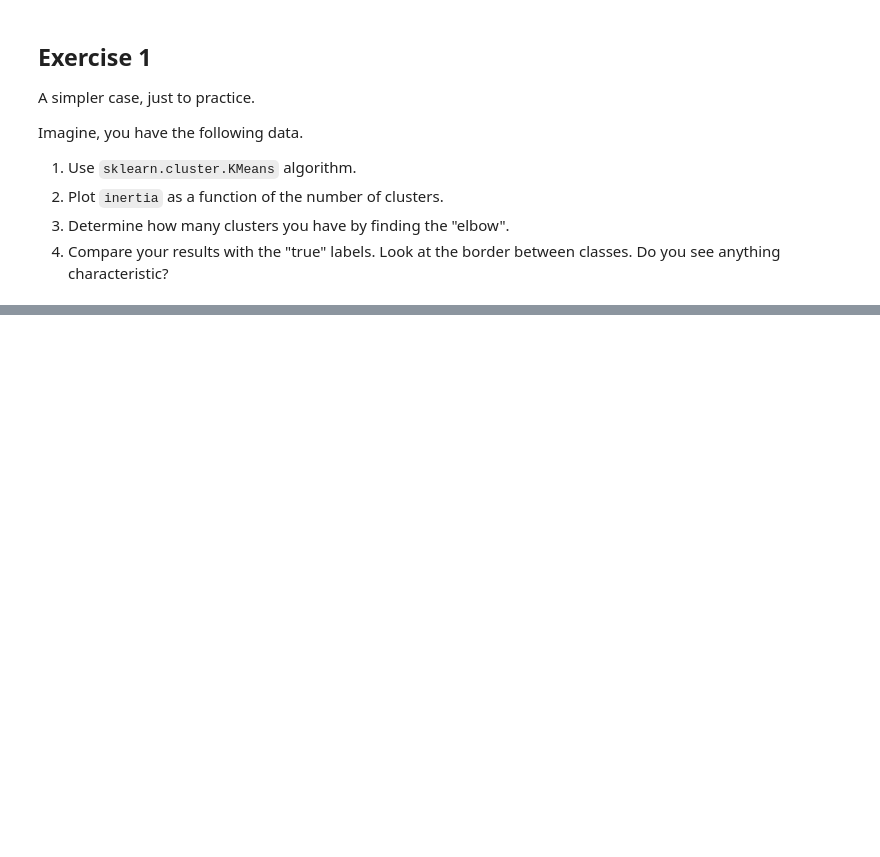
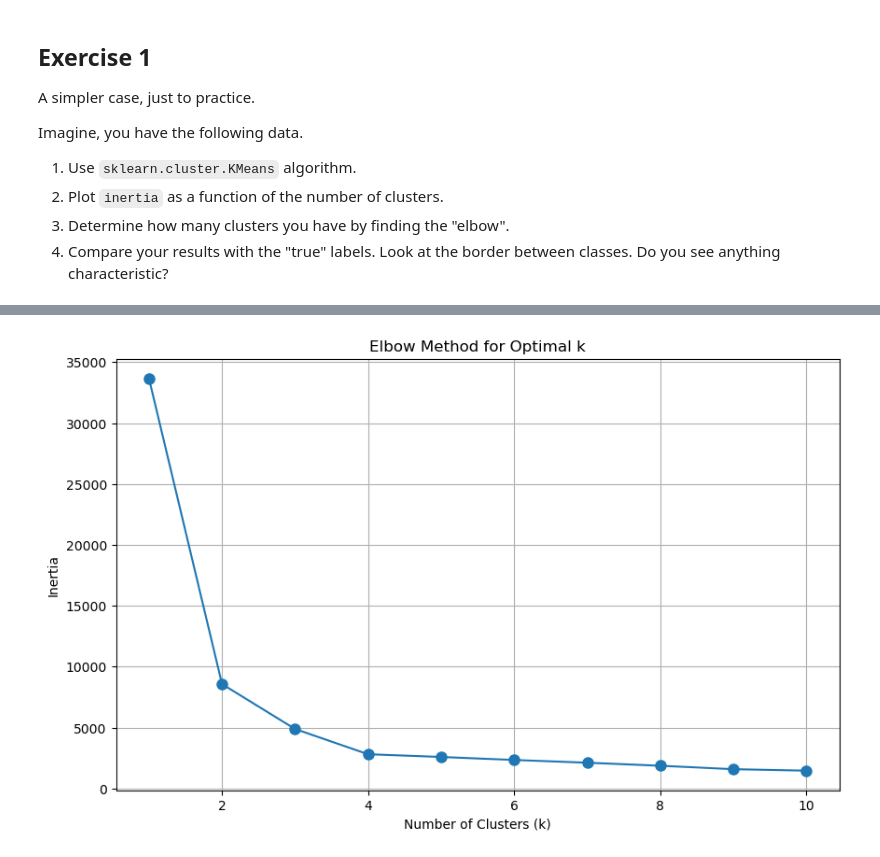
Before and after one commit to logger421/ExplainableAI, a Jupyter notebook: XG325_lecture03/XG325_lecture03_exercise1.ipynb, the cells around one changed output, grey strips where cells are left out. Drawn from its saved outputs; the diff is of its cells as text; code cells hidden in the pictures; blank space fills up the shorter version.

```diff
--- a/XG325_lecture03/XG325_lecture03_exercise1.ipynb
+++ b/XG325_lecture03/XG325_lecture03_exercise1.ipynb
@@ -123,0 +133,17 @@ plt.grid(); plt.show()
+# %%
+inertia = []
+k_range = range(1, 11)
+
+for k in k_range:
+    kmeans = sklearn.cluster.KMeans(n_clusters=k, random_state=0, n_init="auto").fit(data)
+    inertia.append(kmeans.inertia_)
+
+plt.figure(figsize=(10, 6))
+plt.plot(k_range, inertia, 'o-', markersize=8)
+plt.xlabel('Number of Clusters (k)')
+plt.ylabel('Inertia')
+plt.title('Elbow Method for Optimal k')
+plt.grid(True)
+plt.show()
+# %% [output]
+[figure, added]
```
Also changed, not shown: parts of 8 cells of this notebook, 2 other files.
